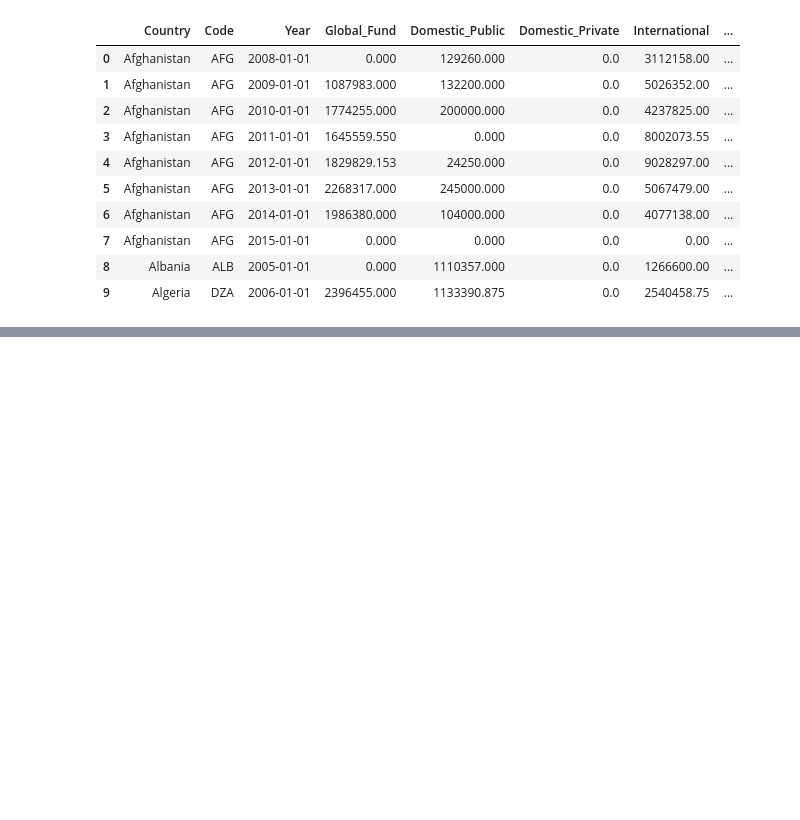
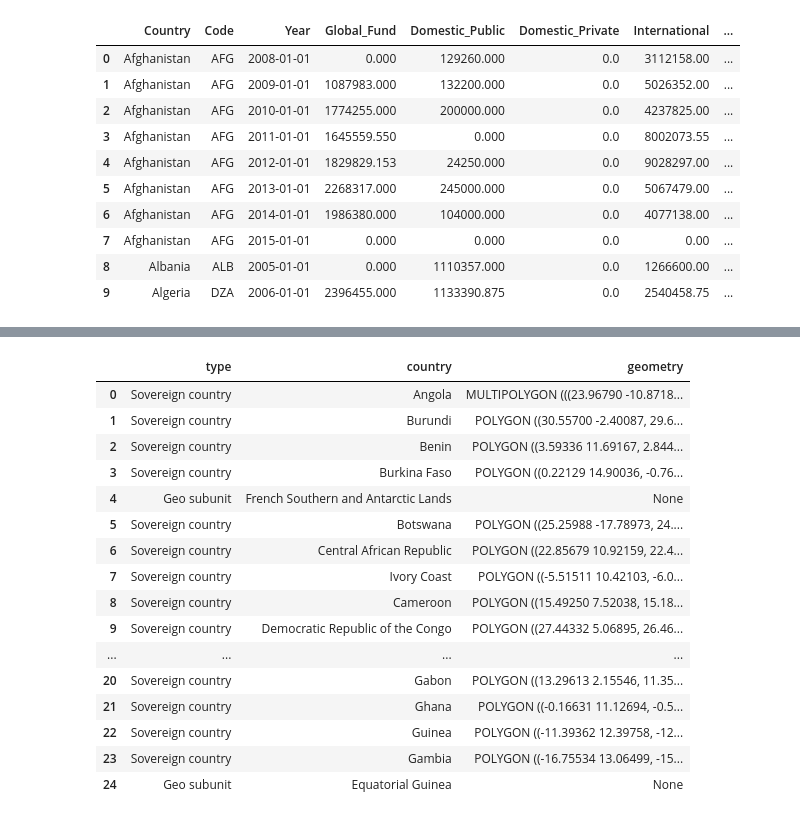
Before and after one commit to kellyrwilliams/HIV-AIDS-Impact-on-Orphan-Crisis-in-Africa, a Jupyter notebook: notebooks/capstone_final.ipynb, the cells around one changed output, grey strips where cells are left out. Saved outputs shown, nothing was run; the diff lists cells and outputs as text; code cells hidden in the pictures; blank space fills up the shorter version.

```diff
--- a/notebooks/capstone_final.ipynb
+++ b/notebooks/capstone_final.ipynb
@@ -94,0 +201,21 @@ global_orphan_hiv.to_csv('../data/final_data/global_orphan_hiv.csv')
+# %%
+africa_geo = africa_geometry.rename(columns = {'geounit': 'country'})
+africa_geo.head(25)
+# %% [output]
+|  | type | country | geometry |
+| 0 | Sovereign country | Angola | MULTIPOLYGON (((23.96790 -10.8718... |
+| 1 | Sovereign country | Burundi | POLYGON ((30.55700 -2.40087, 29.6... |
+| 2 | Sovereign country | Benin | POLYGON ((3.59336 11.69167, 2.844... |
+| 3 | Sovereign country | Burkina Faso | POLYGON ((0.22129 14.90036, -0.76... |
+| 4 | Geo subunit | French Southern and Antarctic Lands | None |
+| 5 | Sovereign country | Botswana | POLYGON ((25.25988 -17.78973, 24.... |
+| 6 | Sovereign country | Central African Republic | POLYGON ((22.85679 10.92159, 22.4... |
+| 7 | Sovereign country | Ivory Coast | POLYGON ((-5.51511 10.42103, -6.0... |
+| 8 | Sovereign country | Cameroon | POLYGON ((15.49250 7.52038, 15.18... |
+| 9 | Sovereign country | Democratic Republic of the Congo | POLYGON ((27.44332 5.06895, 26.46... |
+| ... | ... | ... | ... |
+| 20 | Sovereign country | Gabon | POLYGON ((13.29613 2.15546, 11.35... |
+| 21 | Sovereign country | Ghana | POLYGON ((-0.16631 11.12694, -0.5... |
+| 22 | Sovereign country | Guinea | POLYGON ((-11.39362 12.39758, -12... |
+| 23 | Sovereign country | Gambia | POLYGON ((-16.75534 13.06499, -15... |
+| 24 | Geo subunit | Equatorial Guinea | None |
```
Also changed, not shown: parts of 13 cells of this notebook, 3 other files.
